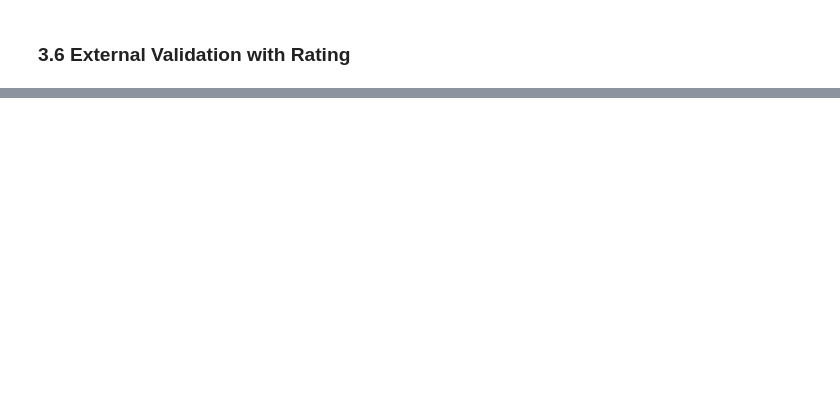
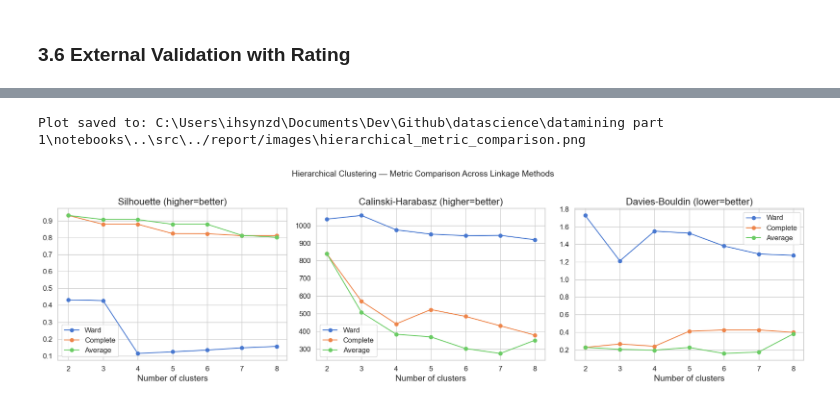
Before and after one commit to ihsynzd14/datamining_exam, a Jupyter notebook: datamining part 1/notebooks/02_clustering.ipynb, the cells around one changed output, grey strips where cells are left out. Saved outputs shown, nothing was run; the diff lists cells and outputs as text; code cells hidden in the pictures; blank space fills up the shorter version.

```diff
--- a/datamining part 1/notebooks/02_clustering.ipynb
+++ b/datamining part 1/notebooks/02_clustering.ipynb
@@ -507,0 +922,23 @@ This does not mean DBSCAN is a bad algorithm — it means the data structure in
+# %%
+# Plot metrics for each linkage method
+fig, axes = plt.subplots(1, 3, figsize=(18, 5))
+metrics = [('silhouette', 'Silhouette (higher=better)'),
+           ('calinski', 'Calinski-Harabasz (higher=better)'),
+           ('davies_bouldin', 'Davies-Bouldin (lower=better)')]
+
+for ax, (col, title) in zip(axes, metrics):
+    for link in ['ward', 'complete', 'average']:
+        subset = hc_df[hc_df['linkage'] == link]
+        ax.plot(subset['n_clusters'], subset[col], 'o-', label=link.capitalize())
+    ax.set_title(title)
+    ax.set_xlabel('Number of clusters')
+    ax.legend()
+
+plt.suptitle('Hierarchical Clustering — Metric Comparison Across Linkage Methods',
+             fontsize=14, y=1.02)
+plt.tight_layout()
+save_plot(fig, 'hierarchical_metric_comparison.png')
+plt.show()
+# %% [output]
+Plot saved to: C:\Users\ihsynzd\Documents\Dev\Github\datascience\datamining part 1\notebooks\..\src\../report/images\hierarchical_metric_comparison.png
+[figure, added]
```
Also changed, not shown: parts of 58 cells of this notebook, 10 other files.
